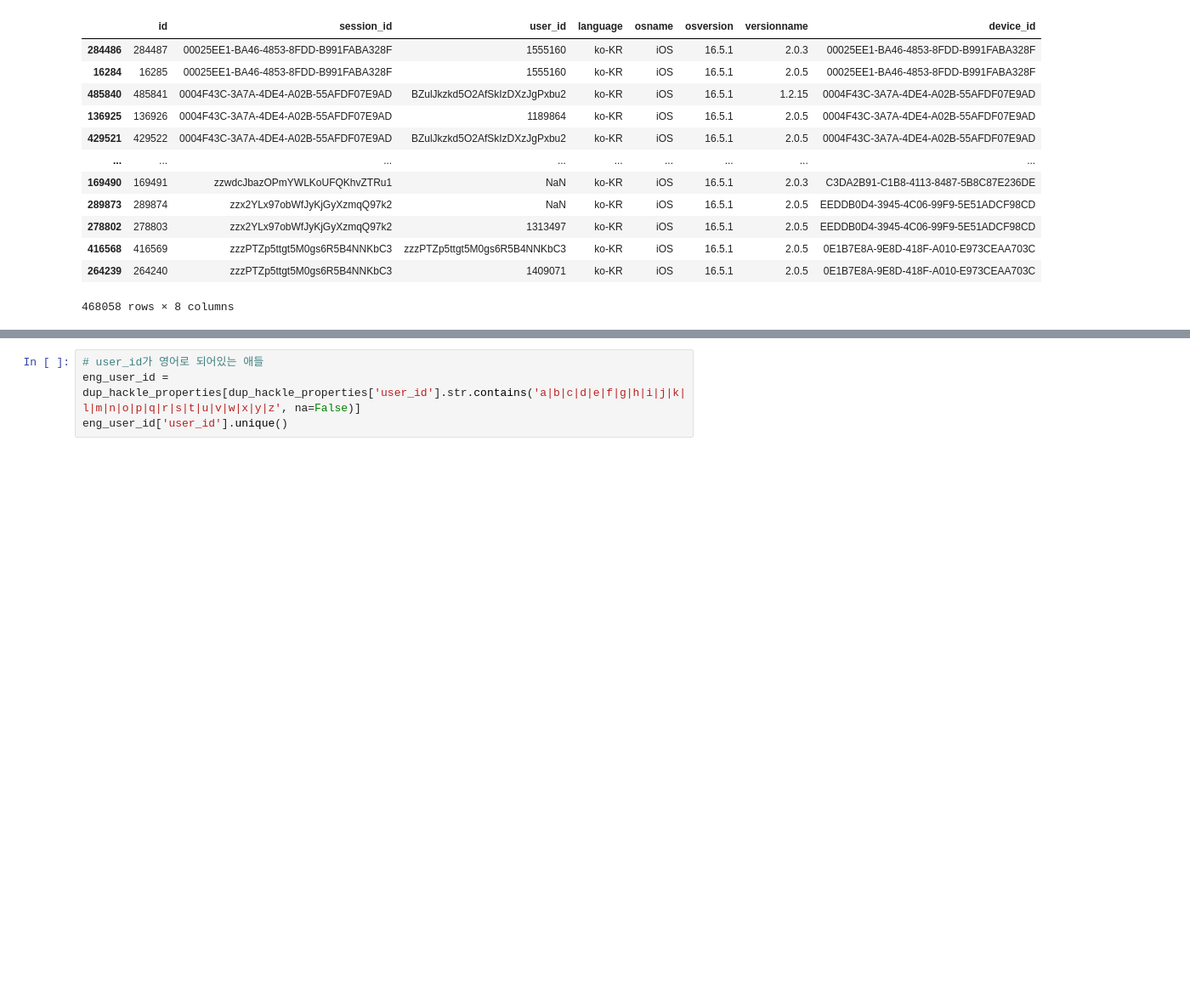
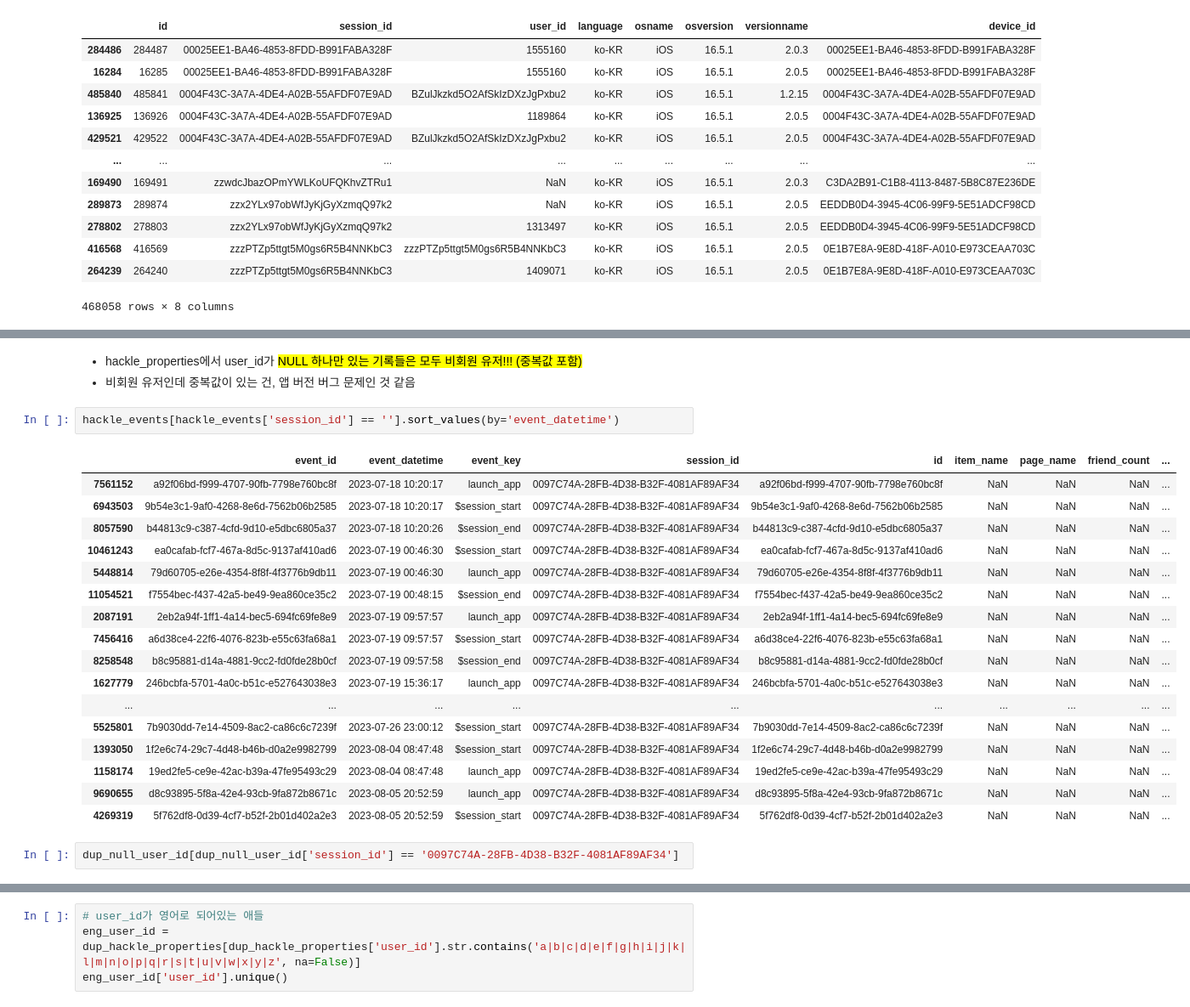
Before and after one commit to EtheriumArchive/Codeit_project, a Jupyter notebook: eda_eunsu_v3.ipynb, the cells around one changed output, grey strips where cells are left out. Shown at 85% size. Drawn from its saved outputs; the diff is of its cells as text; blank space fills up the shorter version.

```diff
--- a/eda_eunsu_v3.ipynb
+++ b/eda_eunsu_v3.ipynb
@@ -482,0 +543,25 @@ Index([284486,  16284, 485840, 136925, 429521, 518233, 282097,  94110, 360177,
+# %% [markdown]
+- hackle_properties에서 user_id가 <mark>NULL 하나만 있는 기록들은 모두 비회원 유저!!! (중복값 포함)
+- 비회원 유저인데 중복값이 있는 건, 앱 버전 버그 문제인 것 같음
+# %%
+hackle_events[hackle_events['session_id'] == ''].sort_values(by='event_datetime')
+# %% [output]
+|  | event_id | event_datetime | event_key | session_id | id | item_name | page_name | friend_count | ... |
+| 7561152 | a92f06bd-f999-4707-90fb-7798e760bc8f | 2023-07-18 10:20:17 | launch_app | 0097C74A-28FB-4D38-B32F-4081AF89AF34 | a92f06bd-f999-4707-90fb-7798e760bc8f | NaN | NaN | NaN | ... |
+| 6943503 | 9b54e3c1-9af0-4268-8e6d-7562b06b2585 | 2023-07-18 10:20:17 | $session_start | 0097C74A-28FB-4D38-B32F-4081AF89AF34 | 9b54e3c1-9af0-4268-8e6d-7562b06b2585 | NaN | NaN | NaN | ... |
+| 8057590 | b44813c9-c387-4cfd-9d10-e5dbc6805a37 | 2023-07-18 10:20:26 | $session_end | 0097C74A-28FB-4D38-B32F-4081AF89AF34 | b44813c9-c387-4cfd-9d10-e5dbc6805a37 | NaN | NaN | NaN | ... |
+| 10461243 | ea0cafab-fcf7-467a-8d5c-9137af410ad6 | 2023-07-19 00:46:30 | $session_start | 0097C74A-28FB-4D38-B32F-4081AF89AF34 | ea0cafab-fcf7-467a-8d5c-9137af410ad6 | NaN | NaN | NaN | ... |
+| 5448814 | 79d60705-e26e-4354-8f8f-4f3776b9db11 | 2023-07-19 00:46:30 | launch_app | 0097C74A-28FB-4D38-B32F-4081AF89AF34 | 79d60705-e26e-4354-8f8f-4f3776b9db11 | NaN | NaN | NaN | ... |
+| 11054521 | f7554bec-f437-42a5-be49-9ea860ce35c2 | 2023-07-19 00:48:15 | $session_end | 0097C74A-28FB-4D38-B32F-4081AF89AF34 | f7554bec-f437-42a5-be49-9ea860ce35c2 | NaN | NaN | NaN | ... |
+| 2087191 | 2eb2a94f-1ff1-4a14-bec5-694fc69fe8e9 | 2023-07-19 09:57:57 | launch_app | 0097C74A-28FB-4D38-B32F-4081AF89AF34 | 2eb2a94f-1ff1-4a14-bec5-694fc69fe8e9 | NaN | NaN | NaN | ... |
+| 7456416 | a6d38ce4-22f6-4076-823b-e55c63fa68a1 | 2023-07-19 09:57:57 | $session_start | 0097C74A-28FB-4D38-B32F-4081AF89AF34 | a6d38ce4-22f6-4076-823b-e55c63fa68a1 | NaN | NaN | NaN | ... |
+| 8258548 | b8c95881-d14a-4881-9cc2-fd0fde28b0cf | 2023-07-19 09:57:58 | $session_end | 0097C74A-28FB-4D38-B32F-4081AF89AF34 | b8c95881-d14a-4881-9cc2-fd0fde28b0cf | NaN | NaN | NaN | ... |
+| 1627779 | 246bcbfa-5701-4a0c-b51c-e527643038e3 | 2023-07-19 15:36:17 | launch_app | 0097C74A-28FB-4D38-B32F-4081AF89AF34 | 246bcbfa-5701-4a0c-b51c-e527643038e3 | NaN | NaN | NaN | ... |
+| ... | ... | ... | ... | ... | ... | ... | ... | ... | ... |
+| 5525801 | 7b9030dd-7e14-4509-8ac2-ca86c6c7239f | 2023-07-26 23:00:12 | $session_start | 0097C74A-28FB-4D38-B32F-4081AF89AF34 | 7b9030dd-7e14-4509-8ac2-ca86c6c7239f | NaN | NaN | NaN | ... |
+| 1393050 | 1f2e6c74-29c7-4d48-b46b-d0a2e9982799 | 2023-08-04 08:47:48 | $session_start | 0097C74A-28FB-4D38-B32F-4081AF89AF34 | 1f2e6c74-29c7-4d48-b46b-d0a2e9982799 | NaN | NaN | NaN | ... |
+| 1158174 | 19ed2fe5-ce9e-42ac-b39a-47fe95493c29 | 2023-08-04 08:47:48 | launch_app | 0097C74A-28FB-4D38-B32F-4081AF89AF34 | 19ed2fe5-ce9e-42ac-b39a-47fe95493c29 | NaN | NaN | NaN | ... |
+| 9690655 | d8c93895-5f8a-42e4-93cb-9fa872b8671c | 2023-08-05 20:52:59 | launch_app | 0097C74A-28FB-4D38-B32F-4081AF89AF34 | d8c93895-5f8a-42e4-93cb-9fa872b8671c | NaN | NaN | NaN | ... |
+| 4269319 | 5f762df8-0d39-4cf7-b52f-2b01d402a2e3 | 2023-08-05 20:52:59 | $session_start | 0097C74A-28FB-4D38-B32F-4081AF89AF34 | 5f762df8-0d39-4cf7-b52f-2b01d402a2e3 | NaN | NaN | NaN | ... |
+# %%
+dup_null_user_id[dup_null_user_id['session_id'] == '0097C74A-28FB-4D38-B32F-4081AF89AF34']
```
Also changed, not shown: parts of 23 cells of this notebook.
